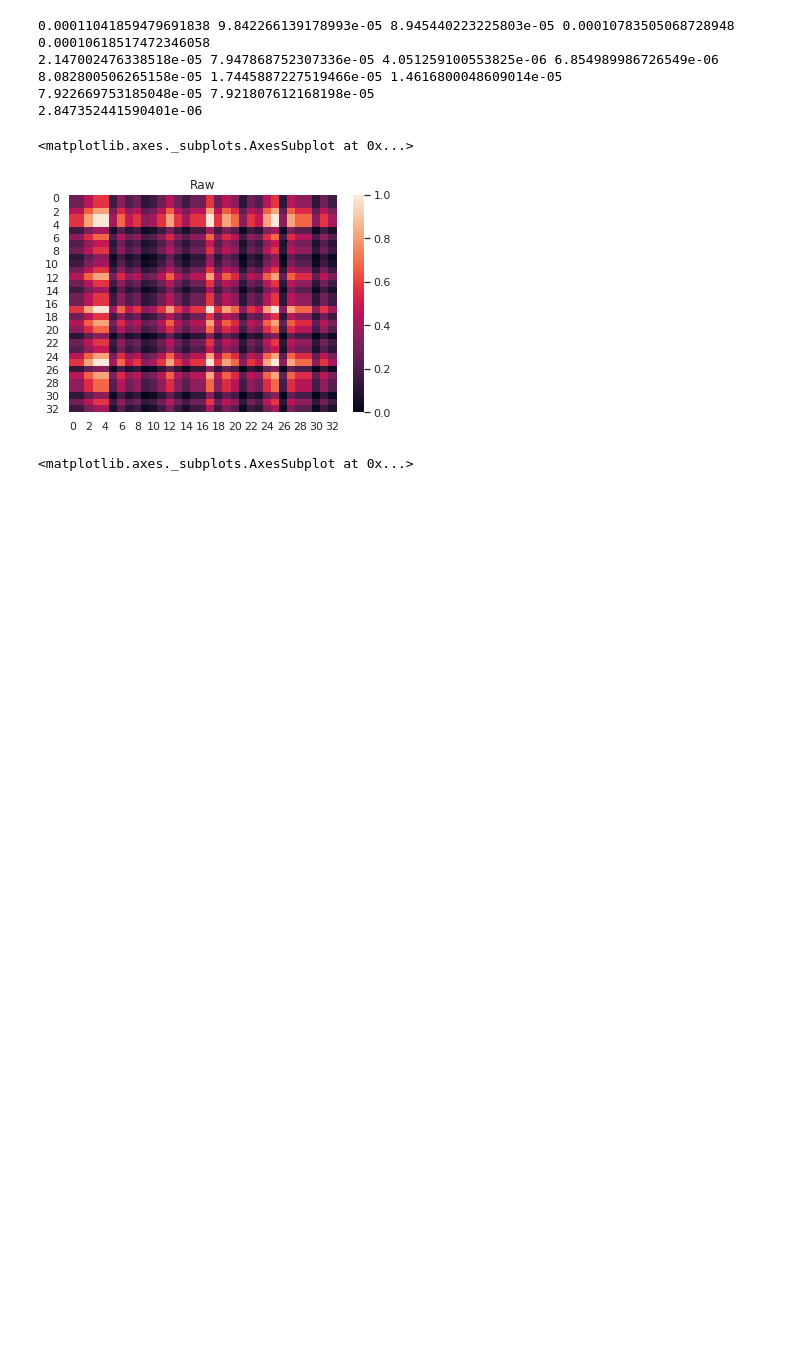
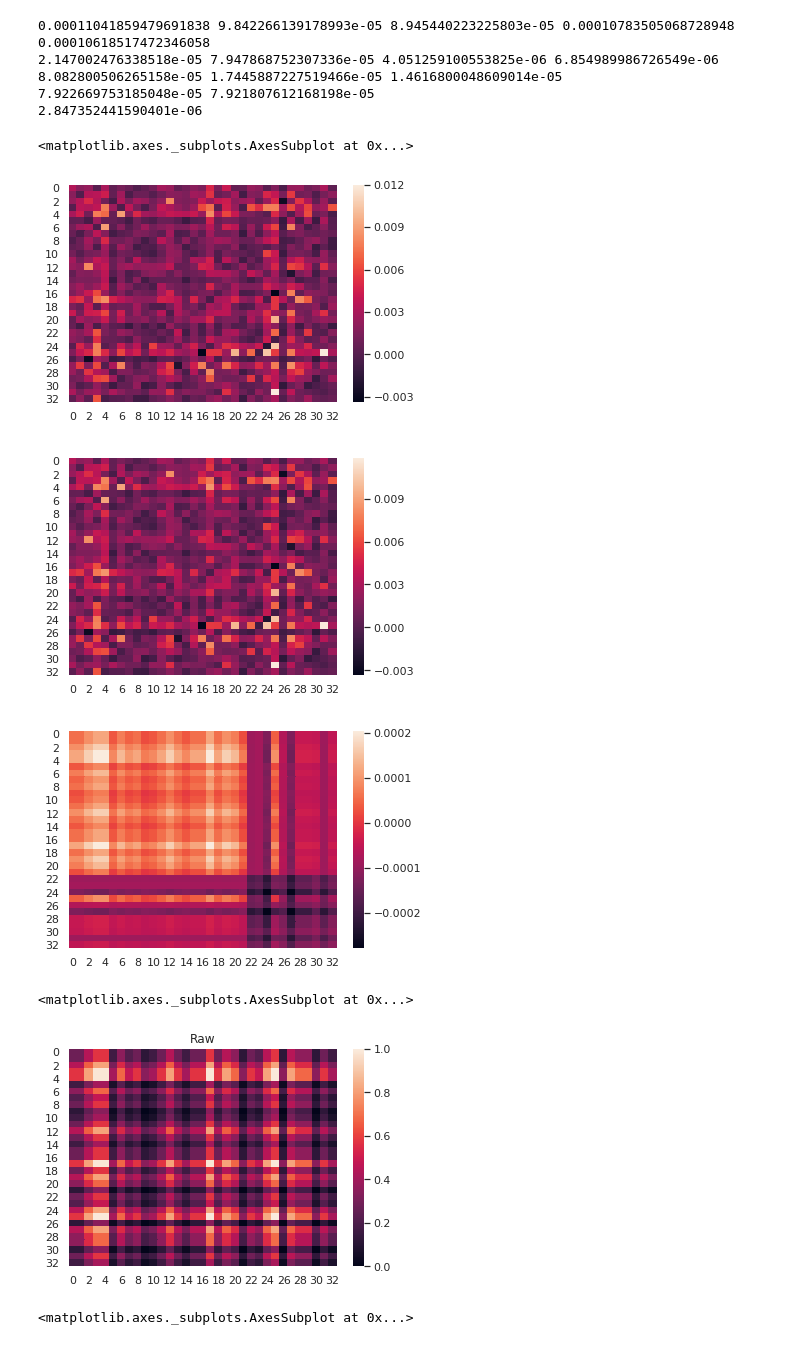
Before and after one commit to leoandeol/graph-kernels, a Jupyter notebook: tests.ipynb, the cells around one changed output. Saved outputs shown, nothing was run; the diff lists cells and outputs as text; code cells hidden in the pictures; blank space fills up the shorter version.

```diff
--- a/tests.ipynb
+++ b/tests.ipynb
@@ -60,6 +60,18 @@ print(diff15)
 8.082800506265158e-05 1.7445887227519466e-05 1.4616800048609014e-05
 7.922669753185048e-05 7.921807612168198e-05
 2.847352441590401e-06
+# %%
+plt.clf()
+sns.heatmap(spe-con)
+plt.figure()
+sns.heatmap(fix-con)
+plt.figure()
+sns.heatmap(fix-spe)
+# %% [output]
+<matplotlib.axes._subplots.AxesSubplot at 0x...>
+[figure, added]
+[figure, added]
+[figure, added]
 # %%
 plt.clf()
 plt.title("Raw Kernel")
```
Also changed, not shown: parts of 1 cell of this notebook, 1 other file.
